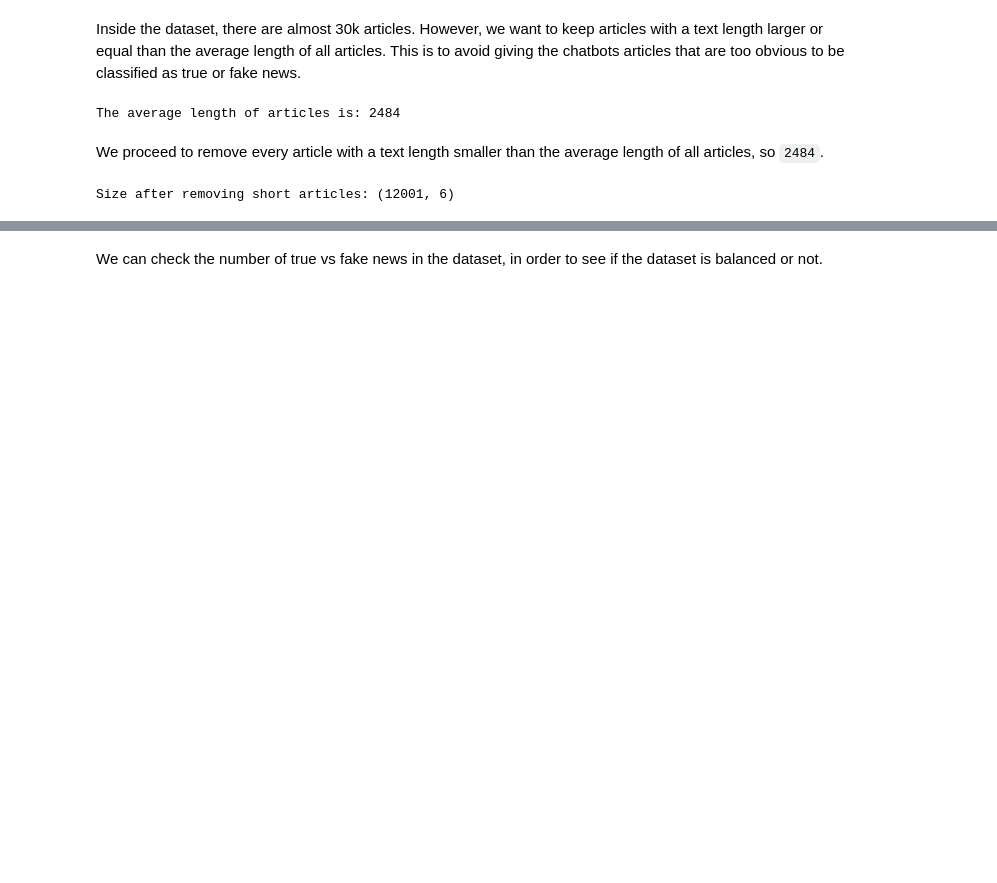
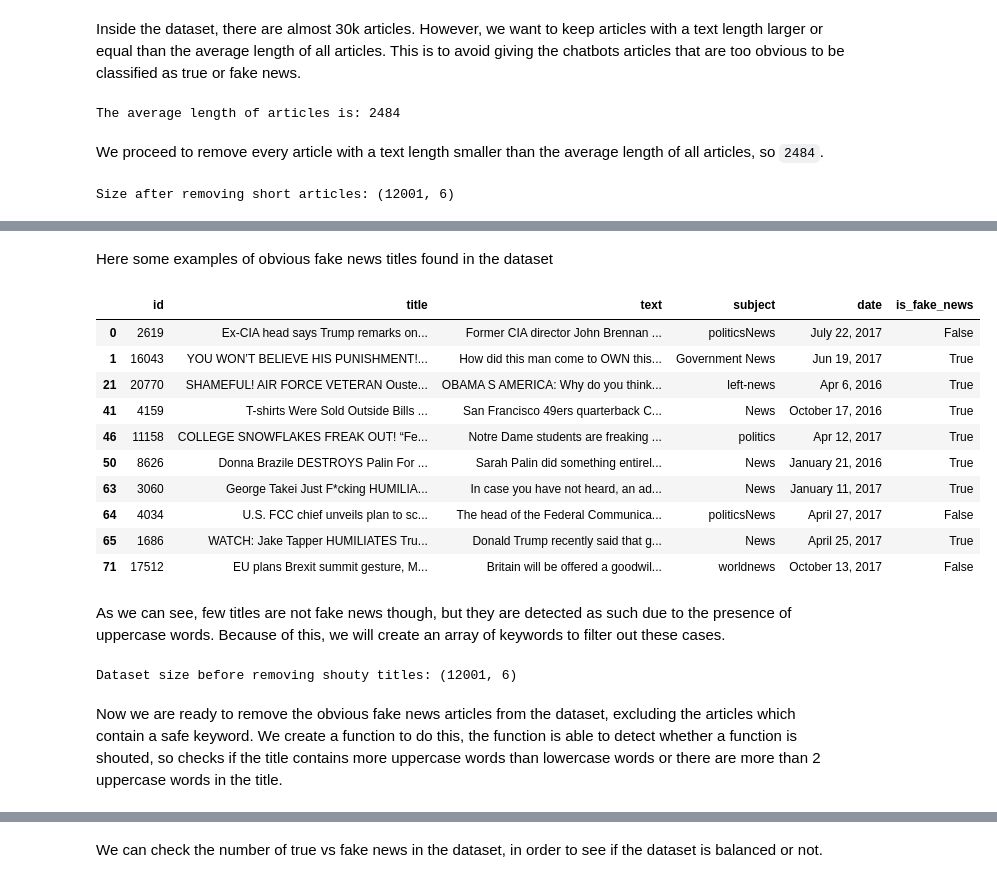
Before and after one commit to zFishStick/Cyclic-LLM-Checker, a Jupyter notebook: notebooks/dataset_1.ipynb, the cells around one changed output, grey strips where cells are left out. Cells and saved outputs as stored; diff of their text form; code cells hidden in the pictures; blank space fills up the shorter version.

```diff
--- a/notebooks/dataset_1.ipynb
+++ b/notebooks/dataset_1.ipynb
@@ -153,0 +175,27 @@ Size after removing short articles: (12001, 6)
+# %% [markdown]
+Here some examples of obvious fake news titles found in the dataset
+# %%
+# Get articles containing uppercase words
+uppercase_titles_df = df[df['title'].str.contains(r'\b[A-Z]{2,}\b', na=False)]
+uppercase_titles_df.head(10)
+# %% [output]
+|  | id | title | text | subject | date | is_fake_news |
+| 0 | 2619 | Ex-CIA head says Trump remarks on... | Former CIA director John Brennan ... | politicsNews | July 22, 2017 | False |
+| 1 | 16043 | YOU WON’T BELIEVE HIS PUNISHMENT!... | How did this man come to OWN this... | Government News | Jun 19, 2017 | True |
+| 21 | 20770 | SHAMEFUL! AIR FORCE VETERAN Ouste... | OBAMA S AMERICA: Why do you think... | left-news | Apr 6, 2016 | True |
+| 41 | 4159 | T-shirts Were Sold Outside Bills ... | San Francisco 49ers quarterback C... | News | October 17, 2016 | True |
+| 46 | 11158 | COLLEGE SNOWFLAKES FREAK OUT! “Fe... | Notre Dame students are freaking ... | politics | Apr 12, 2017 | True |
+| 50 | 8626 | Donna Brazile DESTROYS Palin For ... | Sarah Palin did something entirel... | News | January 21, 2016 | True |
+| 63 | 3060 | George Takei Just F*cking HUMILIA... | In case you have not heard, an ad... | News | January 11, 2017 | True |
+| 64 | 4034 | U.S. FCC chief unveils plan to sc... | The head of the Federal Communica... | politicsNews | April 27, 2017 | False |
+| 65 | 1686 | WATCH: Jake Tapper HUMILIATES Tru... | Donald Trump recently said that g... | News | April 25, 2017 | True |
+| 71 | 17512 | EU plans Brexit summit gesture, M... | Britain will be offered a goodwil... | worldnews | October 13, 2017 | False |
+# %% [markdown]
+As we can see, few titles are not fake news though, but they are detected as such due to the presence of uppercase words. Because of this, we will create an array of keywords to filter out these cases.
+# %%
+safe_keywords = ["NASA", "FBI", "CIA", "USA", "UN", "EU", "U.S", "FCC", "NBA", "NFL", "COVID"]
+print("Dataset size before removing shouty titles:", df.shape)
+# %% [output]
+Dataset size before removing shouty titles: (12001, 6)
+# %% [markdown]
+Now we are ready to remove the obvious fake news articles from the dataset, excluding the articles which contain a safe keyword. We create a function to do this, the function is able to detect whether a function is shouted, so checks if the title contains more uppercase words than lowercase words or there are more than 2 uppercase words in the title.
```
Also changed, not shown: parts of 33 cells of this notebook, 10 other files.
